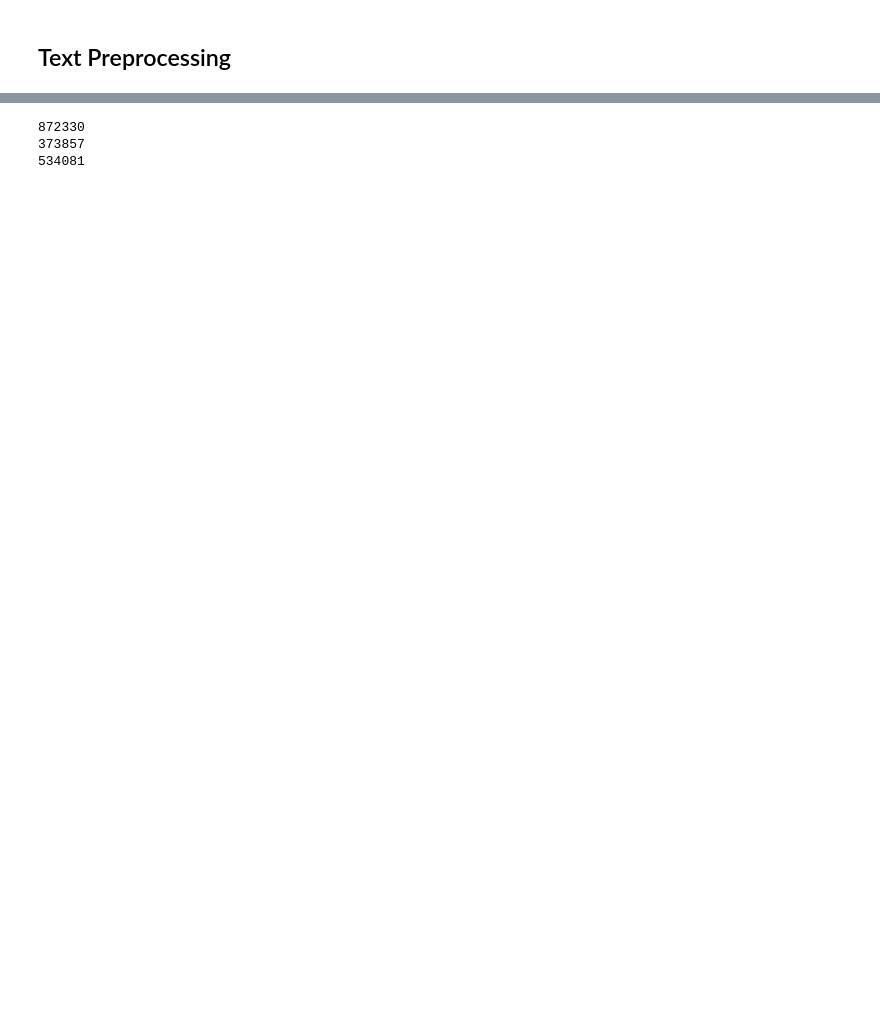
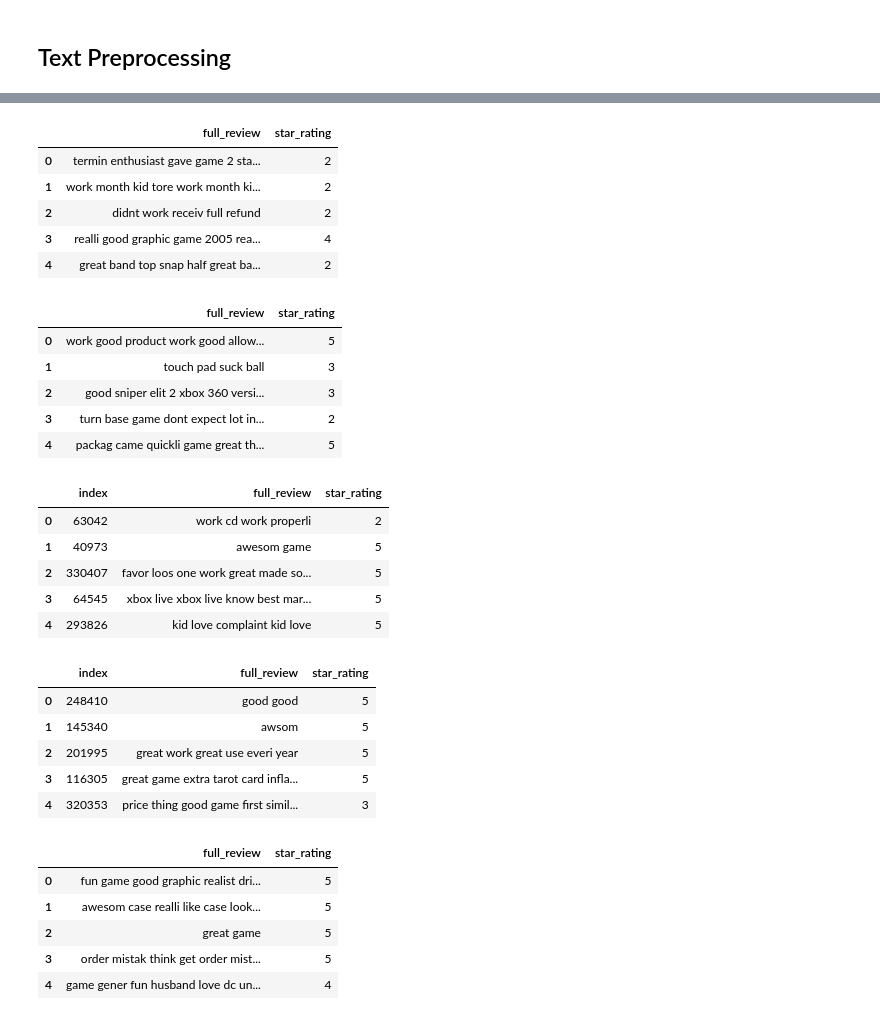
Before and after one commit to felix-datascience/amazon_sentiment_analysis, a Jupyter notebook: naive_bayes.ipynb, the cells around one changed output, grey strips where cells are left out. Saved outputs shown, nothing was run; the diff lists cells and outputs as text; code cells hidden in the pictures; blank space fills up the shorter version.

```diff
--- a/naive_bayes.ipynb
+++ b/naive_bayes.ipynb
@@ -132,12 +108,0 @@ video_games.head()
-# %%
-# create train, validation and test splits
-train_df, test_df = train_test_split(video_games, test_size=0.3)
-train_df, val_df = train_test_split(train_df, test_size=0.3)
-
-print(len(train_df))
-print(len(val_df))
-print(len(test_df))
-# %% [output]
-872330
-373857
-534081
@@ -153,0 +109,68 @@ y_test_stars = test_df["star_rating"].values
+# %%
+# lowercase words
+train_balanced["full_review"] = train_balanced["full_review"].str.lower()
+val_balanced["full_review"] = val_balanced["full_review"].str.lower()
+train_stratified["full_review"] = train_stratified["full_review"].str.lower()
+val_stratified["full_review"] = val_stratified["full_review"].str.lower()
+test["full_review"] = test["full_review"].str.lower()
+# remove punctuation,...
+train_balanced["full_review"] = train_balanced["full_review"].apply(remove_punctuation)
+val_balanced["full_review"] = val_balanced["full_review"].apply(remove_punctuation)
+train_stratified["full_review"] = train_stratified["full_review"].apply(remove_punctuation)
+val_stratified["full_review"] = val_stratified["full_review"].apply(remove_punctuation)
+test["full_review"] = test["full_review"].apply(remove_punctuation)
+# ...special characters,...
+train_balanced["full_review"] = train_balanced["full_review"].apply(remove_spec_char)
+val_balanced["full_review"] = val_balanced["full_review"].apply(remove_spec_char)
+train_stratified["full_review"] = train_stratified["full_review"].apply(remove_spec_char)
+val_stratified["full_review"] = val_stratified["full_review"].apply(remove_spec_char)
+test["full_review"] = test["full_review"].apply(remove_spec_char)
+# ...and stopwords
+train_balanced["full_review"] = train_balanced["full_review"].apply(remove_stopwords)
+val_balanced["full_review"] = val_balanced["full_review"].apply(remove_stopwords)
+train_stratified["full_review"] = train_stratified["full_review"].apply(remove_stopwords)
+val_stratified["full_review"] = val_stratified["full_review"].apply(remove_stopwords)
+test["full_review"] = test["full_review"].apply(remove_stopwords)
+# apply stemming
+train_balanced["full_review"] = train_balanced["full_review"].apply(stem_words)
+val_balanced["full_review"] = val_balanced["full_review"].apply(stem_words)
+train_stratified["full_review"] = train_stratified["full_review"].apply(stem_words)
+val_stratified["full_review"] = val_stratified["full_review"].apply(stem_words)
+test["full_review"] = test["full_review"].apply(stem_words)
+
+display(train_balanced.head())
+display(val_balanced.head())
+display(train_stratified.head())
+display(val_stratified.head())
+display(test.head())
+# %% [output]
+|  | full_review | star_rating |
+| 0 | termin enthusiast gave game 2 sta... | 2 |
+| 1 | work month kid tore work month ki... | 2 |
+| 2 | didnt work receiv full refund | 2 |
+| 3 | realli good graphic game 2005 rea... | 4 |
+| 4 | great band top snap half great ba... | 2 |
+|  | full_review | star_rating |
+| 0 | work good product work good allow... | 5 |
+| 1 | touch pad suck ball | 3 |
+| 2 | good sniper elit 2 xbox 360 versi... | 3 |
+| 3 | turn base game dont expect lot in... | 2 |
+| 4 | packag came quickli game great th... | 5 |
+|  | index | full_review | star_rating |
+| 0 | 63042 | work cd work properli | 2 |
+| 1 | 40973 | awesom game | 5 |
+| 2 | 330407 | favor loos one work great made so... | 5 |
+| 3 | 64545 | xbox live xbox live know best mar... | 5 |
+| 4 | 293826 | kid love complaint kid love | 5 |
+|  | index | full_review | star_rating |
+| 0 | 248410 | good good | 5 |
+| 1 | 145340 | awsom | 5 |
+| 2 | 201995 | great work great use everi year | 5 |
+| 3 | 116305 | great game extra tarot card infla... | 5 |
+| 4 | 320353 | price thing good game first simil... | 3 |
+|  | full_review | star_rating |
+| 0 | fun game good graphic realist dri... | 5 |
+| 1 | awesom case realli like case look... | 5 |
+| 2 | great game | 5 |
+| 3 | order mistak think get order mist... | 5 |
+| 4 | game gener fun husband love dc un... | 4 |
```
Also changed, not shown: parts of 30 cells of this notebook.
